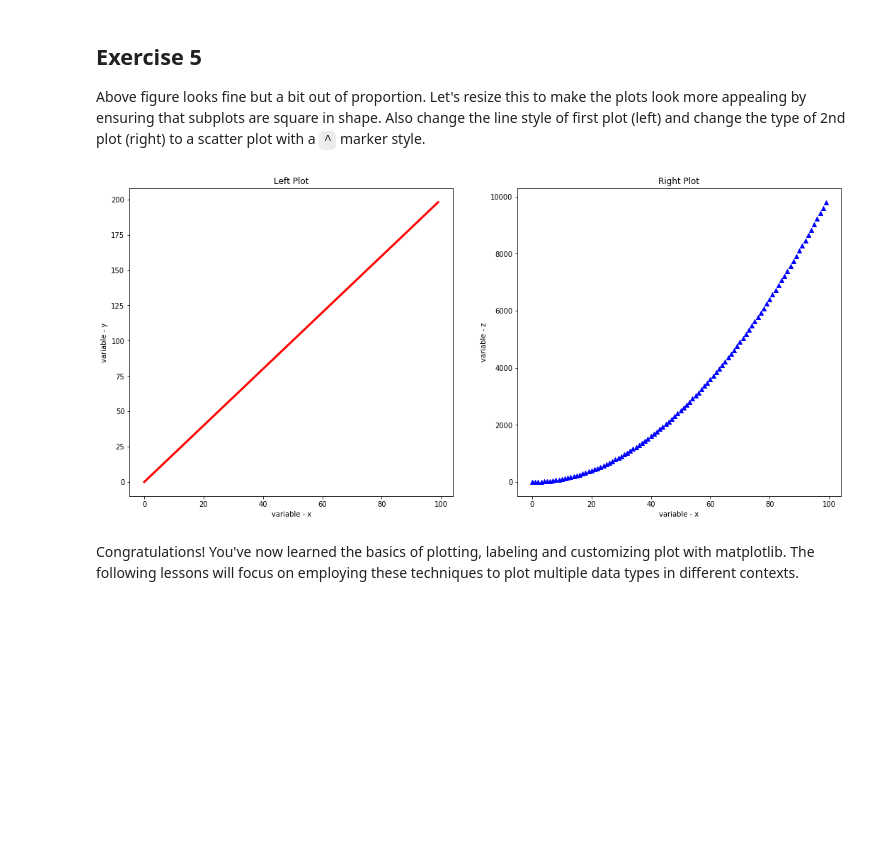
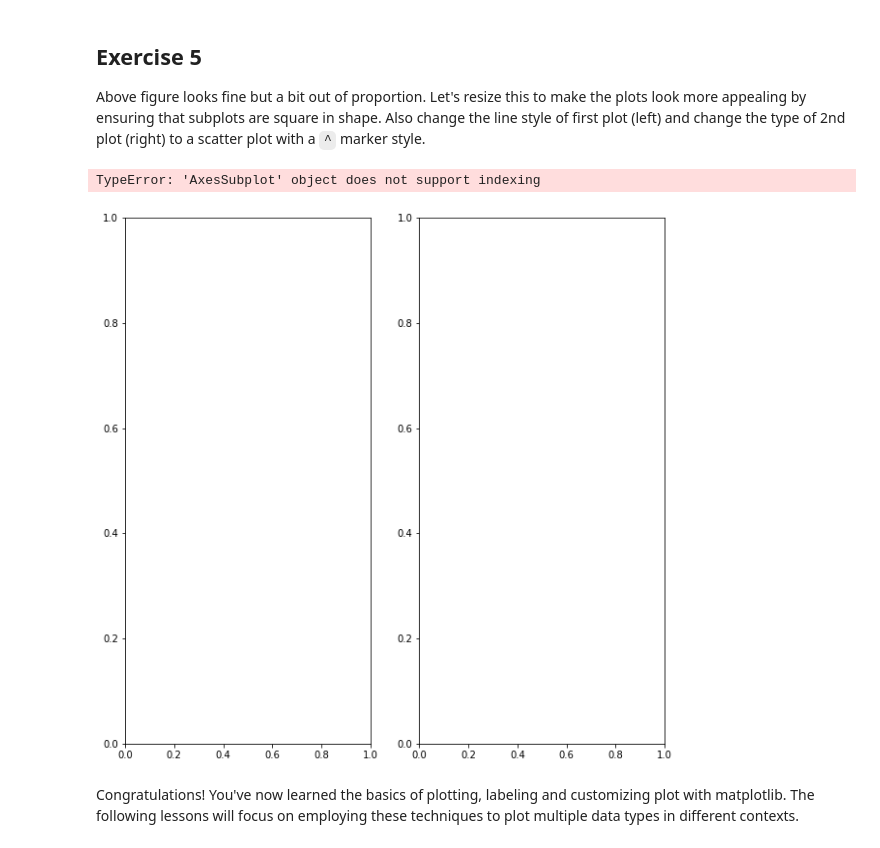
Before and after one commit to rmei97/dsc-more-practice-with-matplotlib-lab-nyc-ds-033020, a Jupyter notebook: index.ipynb, the cells around one changed output. Cells and saved outputs as stored; diff of their text form; code cells hidden in the pictures; blank space fills up the shorter version.

```diff
--- a/index.ipynb
+++ b/index.ipynb
@@ -132,9 +132,11 @@ figure.tight_layout()
 Above figure looks fine but a bit out of proportion. Let's resize this to make the plots look more appealing by ensuring that subplots are square in shape. Also change the line style of first plot (left) and change the type of 2nd plot (right) to a scatter plot with a `^` marker style.
 # %%
 fig,ax = plt.subplots(1,2, figsize = (10,10))
-ax1 = ax[0]
+ax1 = ax[0][0]
+ax2 = ax[0][1]
 # %% [output]
+TypeError: 'AxesSubplot' object does not support indexing
-[figure, old version]
+[figure, new version]
 # %% [markdown]
 Congratulations! You've now learned the basics of plotting, labeling and customizing plot with matplotlib. The following lessons will focus on employing these techniques to plot multiple data types in different contexts.
 # %% [markdown]
```
